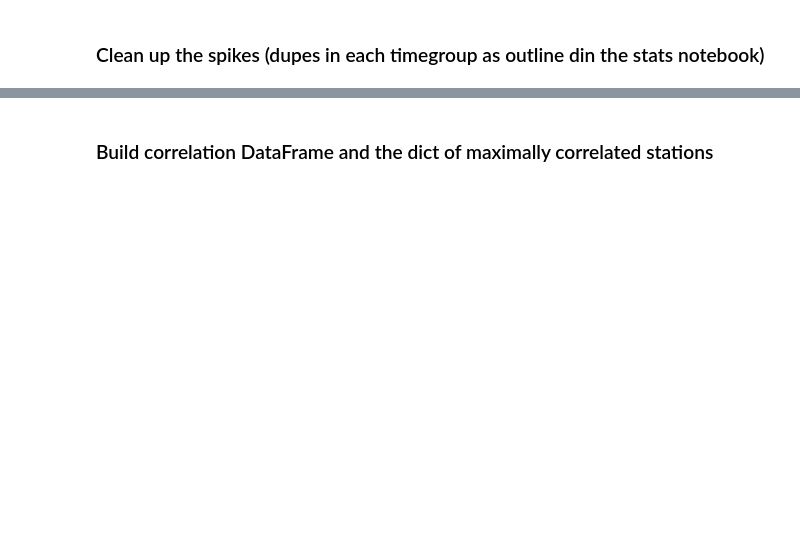
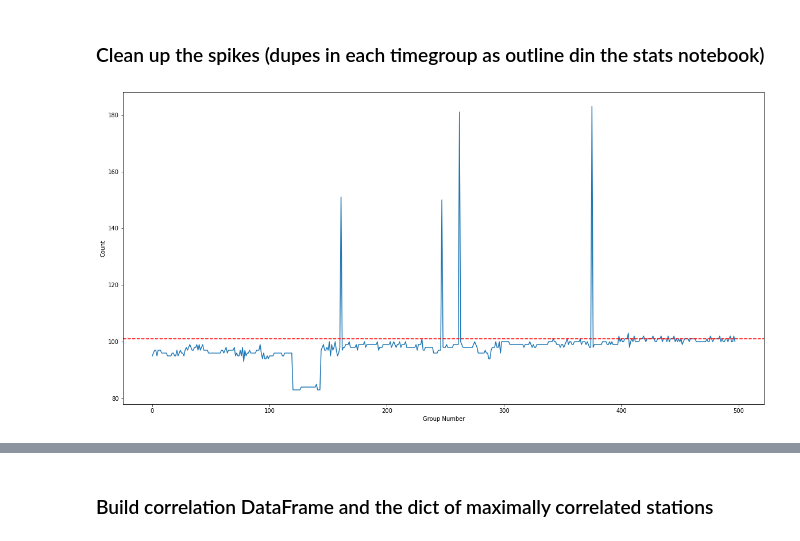
Before and after one commit to riverdogcabin/PSDS4900, a Jupyter notebook: wu_observation_modeling.ipynb, the cells around one changed output, grey strips where cells are left out. Saved outputs shown, nothing was run; the diff lists cells and outputs as text; code cells hidden in the pictures; blank space fills up the shorter version.

```diff
--- a/wu_observation_modeling.ipynb
+++ b/wu_observation_modeling.ipynb
@@ -33,8 +33,12 @@ difference:  0
 # %%
 num_stations = len(df.stationID.unique())
 counted_df = df.groupby(['timestamp_rounded']).count().reset_index()
+ax = counted_df.windspeedAvg.plot(xlabel='Group Number',ylabel='Count',figsize=(20, 10))
+ax.axhline(y=num_stations,color='red',linestyle='--')
 hour_grouping_std = counted_df.stationID.std()
 problem_hours = list(counted_df[counted_df.stationID > num_stations+hour_grouping_std].timestamp_rounded) #get all groups that are more than one standard deviation off the station count
 indices_to_drop = df[(df.timestamp_rounded.isin(problem_hours)) & (df.timestamp > df.timestamp_rounded)].index
 df.drop(indices_to_drop,inplace=True)
+# %% [output]
+[figure, added]
 # %%
```
Also changed, not shown: parts of 13 cells of this notebook.
